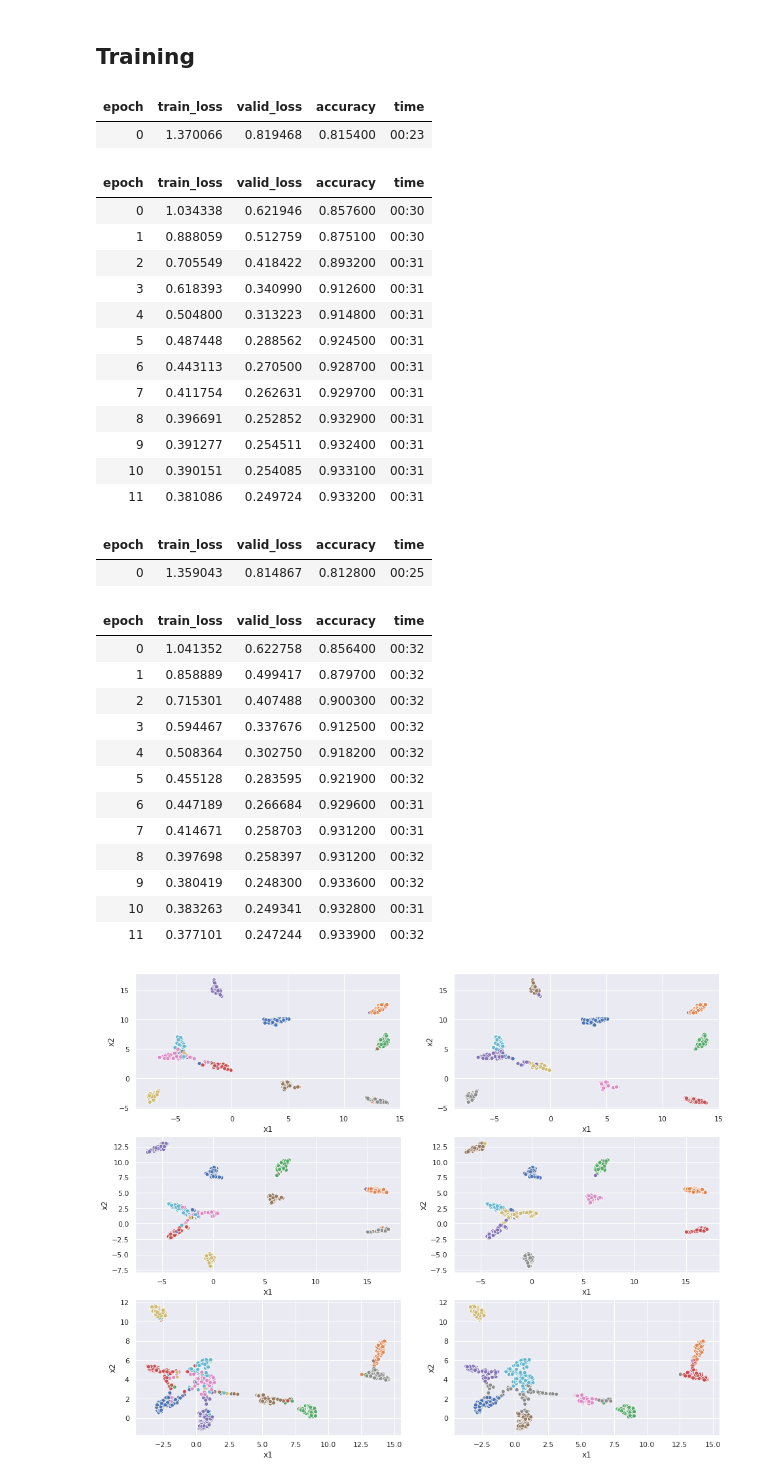
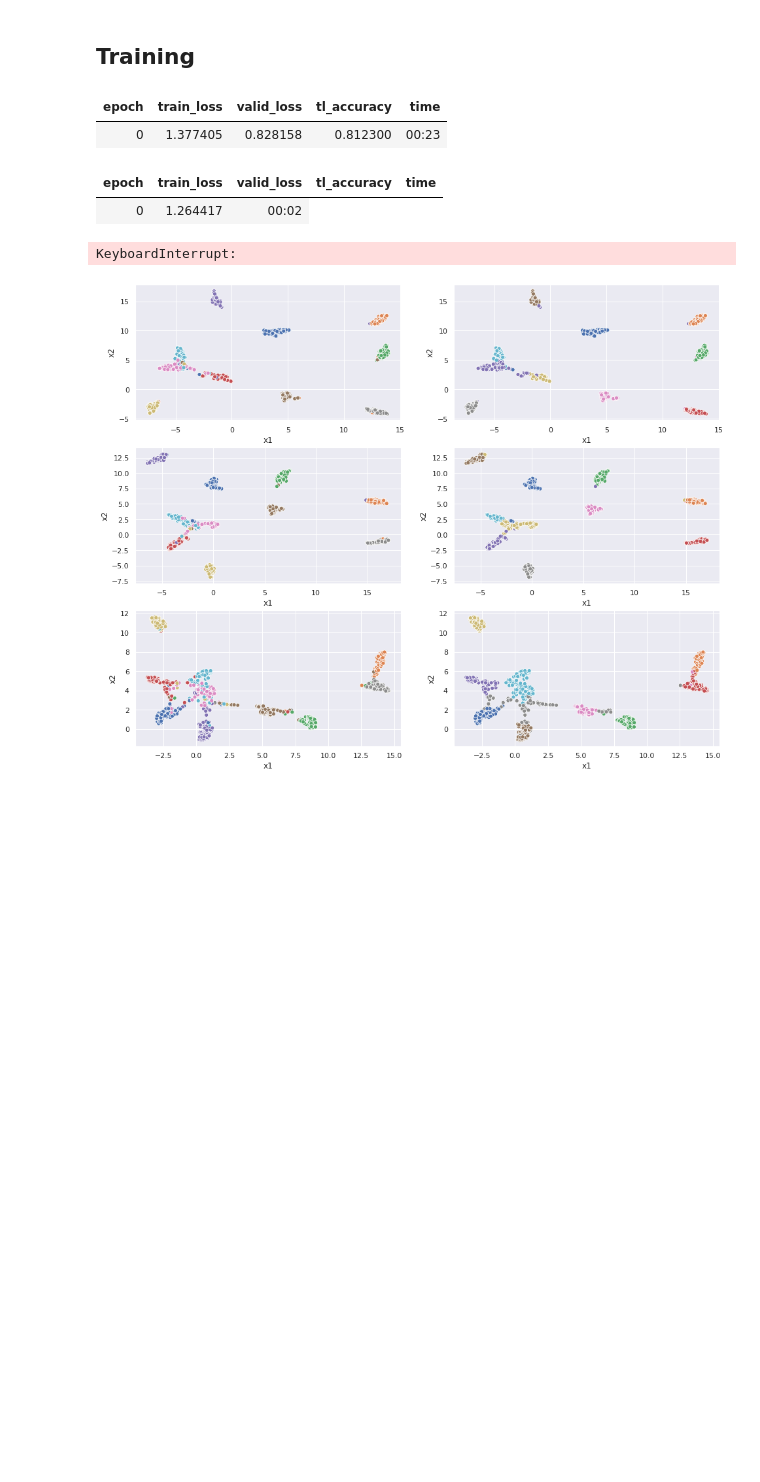
Before and after one commit to ThesisSlayers/thesis, a Jupyter notebook: 01_triplet_loss.ipynb, the cells around one changed output. Saved outputs shown, nothing was run; the diff lists cells and outputs as text; code cells hidden in the pictures; blank space fills up the shorter version.

Commit message:
Updating the Video class and performing the training

```diff
--- a/01_triplet_loss.ipynb
+++ b/01_triplet_loss.ipynb
@@ -36,7 +37,7 @@ data = DataBlock(
 torch.cuda.empty_cache()
 
 # Getting a batch of imgs and their labels
-dls = data.dataloaders(path, bs=1000)
+dls = data.dataloaders(path, bs=800)
 imgs, y = dls.valid.one_batch()
 vcb = dls.vocab
 lbls = vcb[y]
@@ -55,6 +56,7 @@ sns.scatterplot(data=um, x='x1', y='x2', hue='lbl', legend=False)
 # %% [markdown]
 ## Defining Custom Loss classes
 # %%
+#export
 class TripletLoss(Module):
     def __init__(self, norm='cos', margin=0.1):
         self.margin = margin
@@ -86,31 +88,34 @@ class TripletLoss(Module):
         return (self.margin + d[range(N),p] - d[range(N),n]).clamp(0).sum()/N
 
 class MixedLoss(Module):
-    def __init__(self, norm='cos', alpha=1, margin=0.05):
+    def __init__(self, norm='cos', alpha=1, margin=0.1):
         self.alpha = alpha
         self.CEL = CrossEntropyLossFlat()
         self.TL = TripletLoss(norm='cos', margin=margin)
 
-    def forward(self, scrs, y):
-        CEL = self.CEL(scrs, y)
-        TL = self.TL(scrs.embs, y)
+    def forward(self, out, y):
+        CEL = self.CEL(out[0], y)
+        TL = self.TL(out[1], y)
         return CEL + self.alpha*TL
 # %% [markdown]
 ## Defining Custom Fastai/Pytorch module
+# %%
+#export
+class TLModel(Module):
+    def __init__(self, encoder, head):
+        self.encoder, self.head = encoder, head
+
+    def forward(self, x):
+        embs = self.head[0:9](self.encoder(x))
+        scrs = self.head[9:](embs)
+        return scrs, embs
+
+def my_splitter(model:TLModel):
+    return [params(model.encoder), params(model.head)]
+
+def tl_accuracy(out, y):
+    return accuracy(out[0], y)
 # %%
-class MyModel(Module):
-    def __init__(self, encoder, head):
-        self.encoder, self.head = encoder, head
-
-    def forward(self, x):
-        embs = self.head[0:9](self.encoder(x))
-        scrs = self.head[9:](embs)
-        scrs.embs = embs
-        return scrs
-
-def my_splitter(model):
-    return [params(model.encoder), params(model.head)]
-
 def create_head(n_in, n_mid, n_out):
     return nn.Sequential(AdaptiveConcatPool2d(),
                          Flatten(),
@@ -151,56 +155,31 @@ cel(scrs, y), tl(embs, y)
 # %%
 torch.cuda.empty_cache()
 dls = data.dataloaders(path, bs=100)
 path_mdls = Path('models')
 
 norms = ['euc', 'cos']
 alphas = [1]
 for norm in norms:
     for n, alpha in enumerate(alphas):
         encoder, head = create_body(resnet18, cut=-2), create_head(512*2, 50, 10)
         learn = Learner(dls,
-                        MyModel(encoder, head),
+                        TLModel(encoder, head),
                         loss_func=MixedLoss(norm=norm, alpha=alpha),
                         splitter=my_splitter,
-                        metrics=accuracy)
+                        metrics=tl_accuracy)
 
         learn.fine_tune(12)
         learn.export(path_mdls/f'{norm}{n}.pkl')
 
 # learn = cnn_learner(dls, resnet18, metrics=accuracy)
 # learn.fine_tune(12)
 # learn.export(path_mdls/'m.pkl')
 # %% [output]
-| epoch | train_loss | valid_loss | accuracy | time |
-| 0 | 1.370066 | 0.819468 | 0.815400 | 00:23 |
+| epoch | train_loss | valid_loss | tl_accuracy | time |
+| 0 | 1.377405 | 0.828158 | 0.812300 | 00:23 |
-| epoch | train_loss | valid_loss | accuracy | time |
-| 0 | 1.034338 | 0.621946 | 0.857600 | 00:30 |
-| 1 | 0.888059 | 0.512759 | 0.875100 | 00:30 |
-| 2 | 0.705549 | 0.418422 | 0.893200 | 00:31 |
-| 3 | 0.618393 | 0.340990 | 0.912600 | 00:31 |
-| 4 | 0.504800 | 0.313223 | 0.914800 | 00:31 |
-| 5 | 0.487448 | 0.288562 | 0.924500 | 00:31 |
-| 6 | 0.443113 | 0.270500 | 0.928700 | 00:31 |
-| 7 | 0.411754 | 0.262631 | 0.929700 | 00:31 |
-| 8 | 0.396691 | 0.252852 | 0.932900 | 00:31 |
-| 9 | 0.391277 | 0.254511 | 0.932400 | 00:31 |
-| 10 | 0.390151 | 0.254085 | 0.933100 | 00:31 |
-| 11 | 0.381086 | 0.249724 | 0.933200 | 00:31 |
+| epoch | train_loss | valid_loss | tl_accuracy | time |
+| 0 | 1.264417 | 00:02 |
-| epoch | train_loss | valid_loss | accuracy | time |
-| 0 | 1.359043 | 0.814867 | 0.812800 | 00:25 |
-| epoch | train_loss | valid_loss | accuracy | time |
-| 0 | 1.041352 | 0.622758 | 0.856400 | 00:32 |
-| 1 | 0.858889 | 0.499417 | 0.879700 | 00:32 |
-| 2 | 0.715301 | 0.407488 | 0.900300 | 00:32 |
-| 3 | 0.594467 | 0.337676 | 0.912500 | 00:32 |
-| 4 | 0.508364 | 0.302750 | 0.918200 | 00:32 |
-| 5 | 0.455128 | 0.283595 | 0.921900 | 00:32 |
-| 6 | 0.447189 | 0.266684 | 0.929600 | 00:31 |
-| 7 | 0.414671 | 0.258703 | 0.931200 | 00:31 |
-| 8 | 0.397698 | 0.258397 | 0.931200 | 00:32 |
-| 9 | 0.380419 | 0.248300 | 0.933600 | 00:32 |
-| 10 | 0.383263 | 0.249341 | 0.932800 | 00:31 |
-| 11 | 0.377101 | 0.247244 | 0.933900 | 00:32 |
+KeyboardInterrupt:
 # %%
 torch.cuda.empty_cache()
 path_mdls = Path('models')
```
Also changed, not shown: parts of 8 cells of this notebook, 7 other files.
